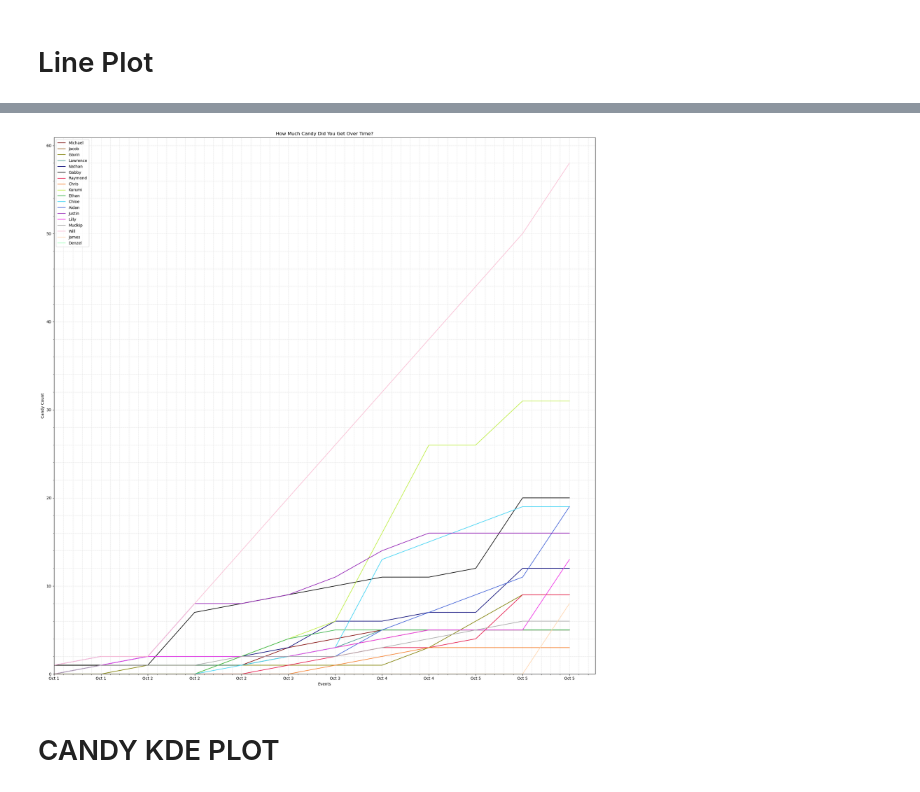
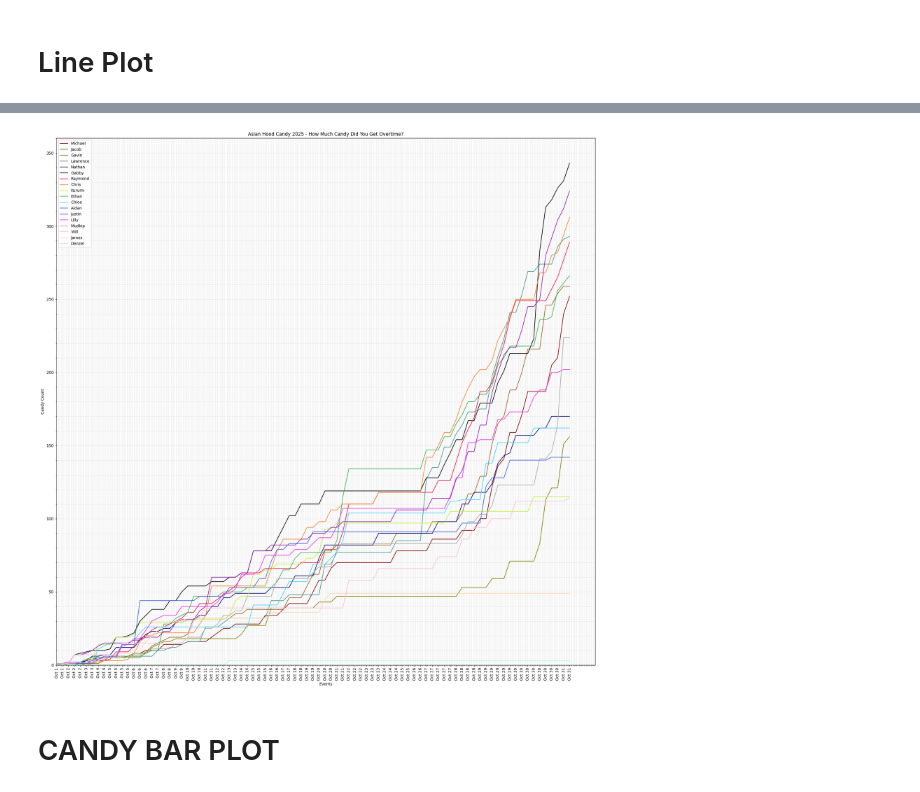
Before and after one commit to j2doan/asianhood_candy, a Jupyter notebook: testenv.ipynb, the cells around one changed output, grey strips where cells are left out. Cells and saved outputs as stored; diff of their text form; code cells hidden in the pictures.

```diff
--- a/testenv.ipynb
+++ b/testenv.ipynb
@@ -10,7 +10,8 @@ import seaborn as sns
 import ast
 from collections import Counter
 # %%
-file_path = Path.cwd() / "datasets" / "testdata.csv"
+# file_path = Path.cwd() / "datasets" / "testdata.csv"
+file_path = Path.cwd() / "datasets" / "testdata_largeset.csv"
 df = pd.read_csv(file_path)
 df.head(5)
 # %% [output]
@@ -47,5 +48,6 @@ df = df.drop('Index', axis=1)
 df['Probability'] = df['Probability'].apply(str_to_dict)
 df['Boosted Probability'] = df['Boosted Probability'].apply(str_to_dict)
 df[players] = df[players].astype(float)
+df['Type'] = df['Type'].map({"skip":False, "no_skip":True})
 df.head(5)
 # %% [output]
@@ -59,11 +61,11 @@ df.head(5)
 # %% [markdown]
 # Line Plot
 # %%
-df_lineplot = df[['Day', 'Time'] + players]
-df_lineplot[players] = df_lineplot[players].fillna(method='ffill')
+df_lineplot = df[['Day', 'Time'] + players + [f"{p}_mult" for p in players]]
 for p in players:
-    df_lineplot[p] = df_lineplot[p].cumsum()
-df_lineplot.head(5)
+    adding = df_lineplot[p] = df_lineplot[p].fillna(0) * df_lineplot[f"{p}_mult"]
+    df_lineplot[p] = adding.cumsum()
+df_lineplot.head(10)
 # %% [output]
 A value is trying to be set on a copy of a slice from a DataFrame.
 Try using .loc[row_indexer,col_indexer] = value instead
@@ -84,25 +92,25 @@ See the caveats in the documentation: https://pandas.pydata.org/pandas-docs/stab
 # %%
 plt.figure(figsize=(20, 20))
 
 for i, p in enumerate(players):
     plt.plot(df_lineplot.index, df_lineplot[p], label=p, color=colors[i])
 
-plt.title('How Much Candy Did You Get Over Time?')
+plt.title('Asian Hood Candy 2025 - How Much Candy Did You Get Overtime?')
 plt.xlabel('Events')
 plt.ylabel('Candy Count')
 plt.ylim(bottom = 0)
 plt.xlim(left = 0)
-plt.xticks(df_lineplot.index, df_lineplot['Day'])
+plt.xticks(df_lineplot.index, df_lineplot['Day'], rotation=90)
 plt.grid(True, which='both', axis='both', color='lightgray', linestyle='--', linewidth=0.5)
 plt.minorticks_on()
 plt.legend()
 
 plt.tight_layout()
 plt.show()
 # %% [output]
-[figure, old version]
+[figure, new version]
 # %% [markdown]
-# CANDY KDE PLOT
+# CANDY BAR PLOT
 # %%
 def z_score(num, prob_dist):
     expected = sum(val * prob for val, prob in prob_dist.items())
```
Also changed, not shown: parts of 17 cells of this notebook, 2 other files.
